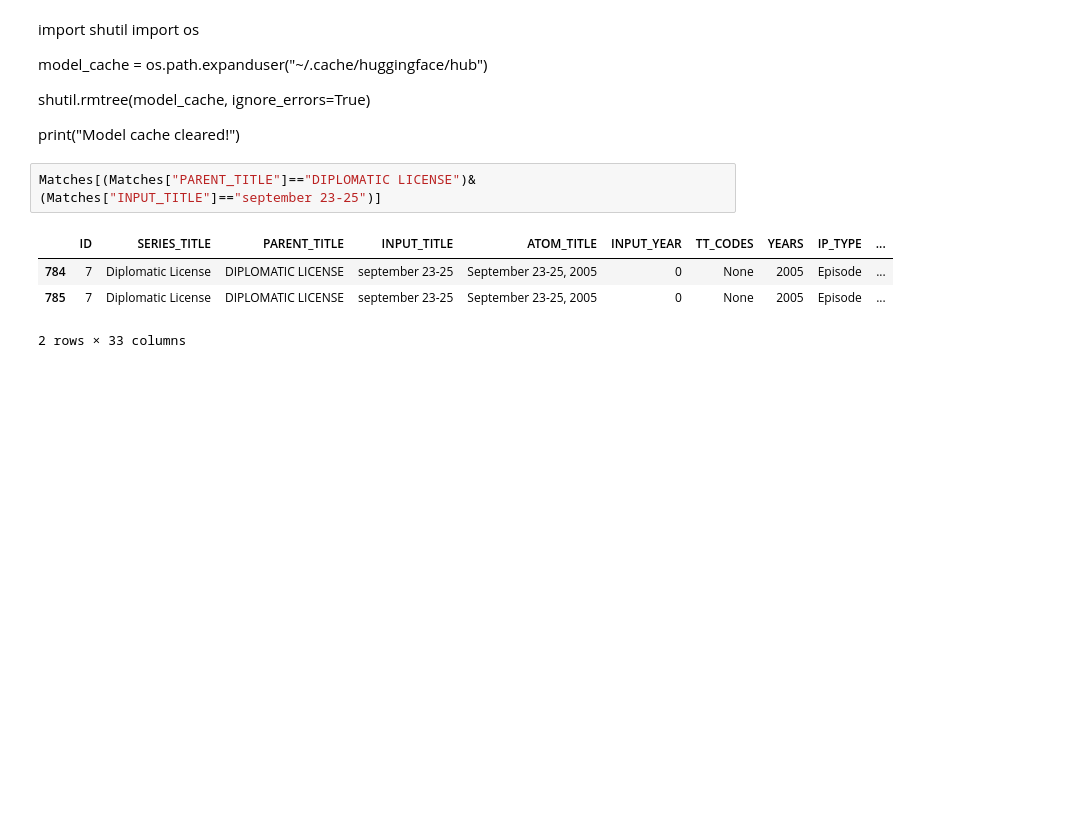
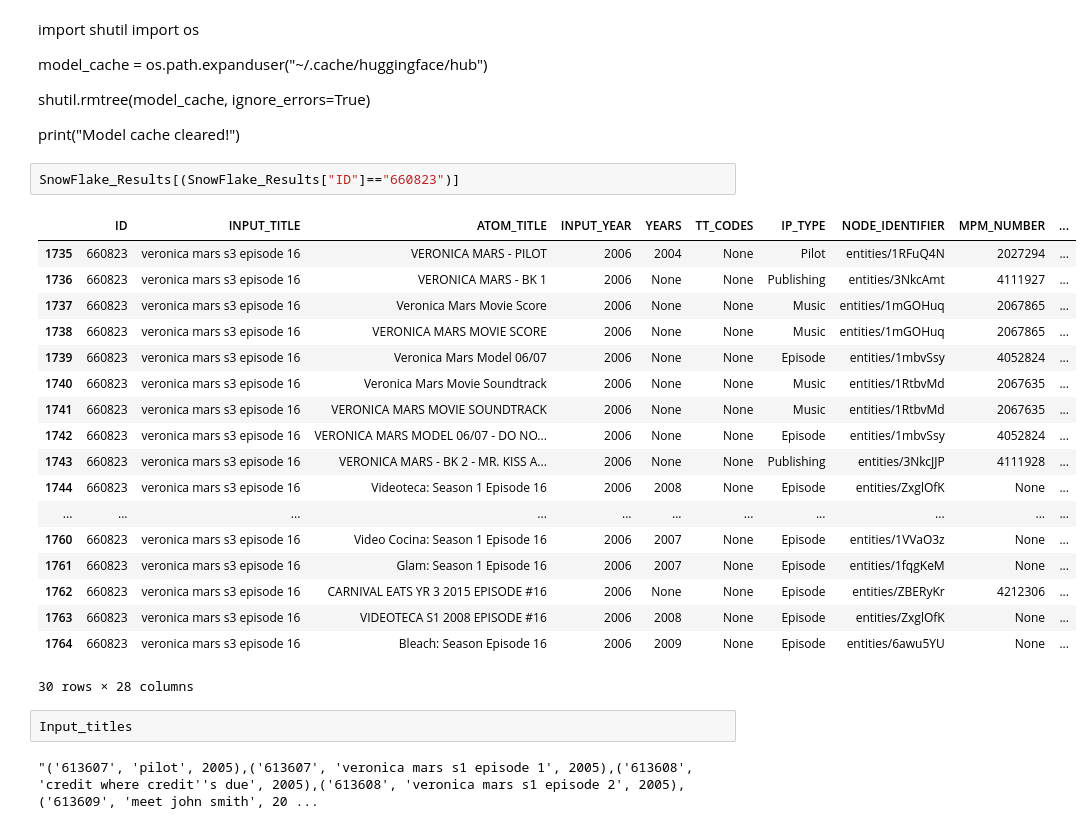
Before and after one commit to Muveeshkumar-DataEngGit/Data-Quality-Engineering, a Jupyter notebook: Smart Title Matching (AI-Based).ipynb, the cells around one changed output. Saved outputs shown, nothing was run; the diff lists cells and outputs as text; blank space fills up the shorter version.

```diff
--- a/Smart Title Matching (AI-Based).ipynb
+++ b/Smart Title Matching (AI-Based).ipynb
@@ -1601,10 +1674,28 @@ model_cache = os.path.expanduser("~/.cache/huggingface/hub")
 shutil.rmtree(model_cache, ignore_errors=True)
 
 print("Model cache cleared!")
-# %%
-Matches[(Matches["PARENT_TITLE"]=="DIPLOMATIC LICENSE")&(Matches["INPUT_TITLE"]=="september 23-25")]
-# %% [output]
-|  | ID | SERIES_TITLE | PARENT_TITLE | INPUT_TITLE | ATOM_TITLE | INPUT_YEAR | TT_CODES | YEARS | IP_TYPE | ... |
-| 784 | 7 | Diplomatic License | DIPLOMATIC LICENSE | september 23-25 | September 23-25, 2005 | 0 | None | 2005 | Episode | ... |
-| 785 | 7 | Diplomatic License | DIPLOMATIC LICENSE | september 23-25 | September 23-25, 2005 | 0 | None | 2005 | Episode | ... |
-2 rows × 33 columns
+# %%
+SnowFlake_Results[(SnowFlake_Results["ID"]=="660823")]
+# %% [output]
+|  | ID | INPUT_TITLE | ATOM_TITLE | INPUT_YEAR | YEARS | TT_CODES | IP_TYPE | NODE_IDENTIFIER | MPM_NUMBER | ... |
+| 1735 | 660823 | veronica mars s3 episode 16 | VERONICA MARS - PILOT | 2006 | 2004 | None | Pilot | entities/1RFuQ4N | 2027294 | ... |
+| 1736 | 660823 | veronica mars s3 episode 16 | VERONICA MARS - BK 1 | 2006 | None | None | Publishing | entities/3NkcAmt | 4111927 | ... |
+| 1737 | 660823 | veronica mars s3 episode 16 | Veronica Mars Movie Score | 2006 | None | None | Music | entities/1mGOHuq | 2067865 | ... |
+| 1738 | 660823 | veronica mars s3 episode 16 | VERONICA MARS MOVIE SCORE | 2006 | None | None | Music | entities/1mGOHuq | 2067865 | ... |
+| 1739 | 660823 | veronica mars s3 episode 16 | Veronica Mars Model 06/07 | 2006 | None | None | Episode | entities/1mbvSsy | 4052824 | ... |
+| 1740 | 660823 | veronica mars s3 episode 16 | Veronica Mars Movie Soundtrack | 2006 | None | None | Music | entities/1RtbvMd | 2067635 | ... |
+| 1741 | 660823 | veronica mars s3 episode 16 | VERONICA MARS MOVIE SOUNDTRACK | 2006 | None | None | Music | entities/1RtbvMd | 2067635 | ... |
+| 1742 | 660823 | veronica mars s3 episode 16 | VERONICA MARS MODEL 06/07 - DO NO... | 2006 | None | None | Episode | entities/1mbvSsy | 4052824 | ... |
+| 1743 | 660823 | veronica mars s3 episode 16 | VERONICA MARS - BK 2 - MR. KISS A... | 2006 | None | None | Publishing | entities/3NkcJJP | 4111928 | ... |
+| 1744 | 660823 | veronica mars s3 episode 16 | Videoteca: Season 1 Episode 16 | 2006 | 2008 | None | Episode | entities/ZxglOfK | None | ... |
+| ... | ... | ... | ... | ... | ... | ... | ... | ... | ... | ... |
+| 1760 | 660823 | veronica mars s3 episode 16 | Video Cocina: Season 1 Episode 16 | 2006 | 2007 | None | Episode | entities/1VVaO3z | None | ... |
+| 1761 | 660823 | veronica mars s3 episode 16 | Glam: Season 1 Episode 16 | 2006 | 2007 | None | Episode | entities/1fqgKeM | None | ... |
+| 1762 | 660823 | veronica mars s3 episode 16 | CARNIVAL EATS YR 3 2015 EPISODE #16 | 2006 | None | None | Episode | entities/ZBERyKr | 4212306 | ... |
+| 1763 | 660823 | veronica mars s3 episode 16 | VIDEOTECA S1 2008 EPISODE #16 | 2006 | 2008 | None | Episode | entities/ZxglOfK | None | ... |
+| 1764 | 660823 | veronica mars s3 episode 16 | Bleach: Season Episode 16 | 2006 | 2009 | None | Episode | entities/6awu5YU | None | ... |
+30 rows × 28 columns
+# %%
+Input_titles
+# %% [output]
+"('613607', 'pilot', 2005),('613607', 'veronica mars s1 episode 1', 2005),('613608', 'credit where credit''s due', 2005),('613608', 'veronica mars s1 episode 2', 2005),('613609', 'meet john smith', 20 ...
```
Also changed, not shown: parts of 1 cell of this notebook.
